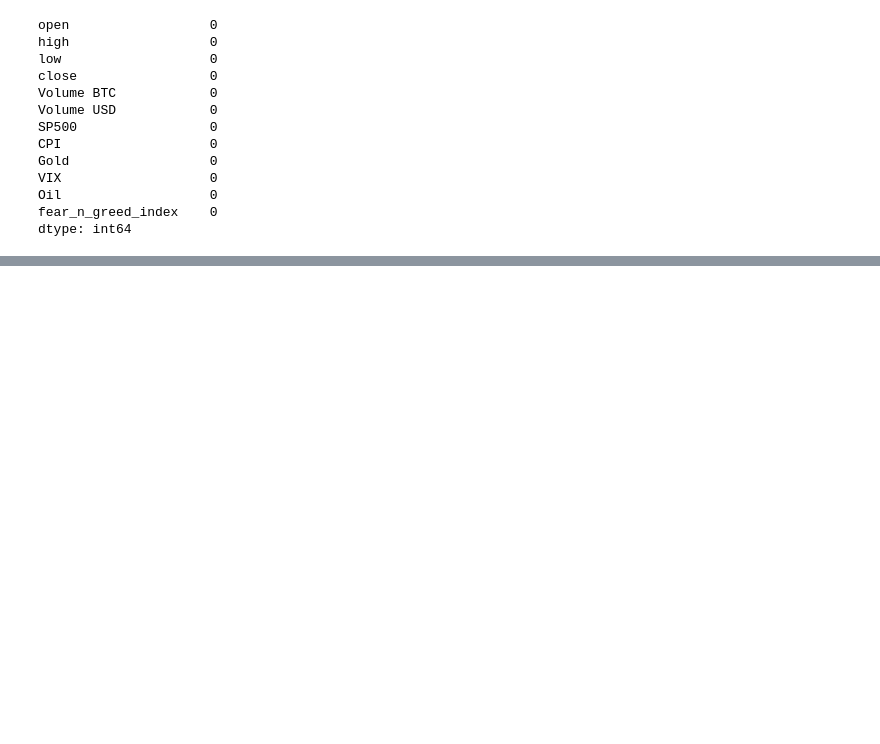
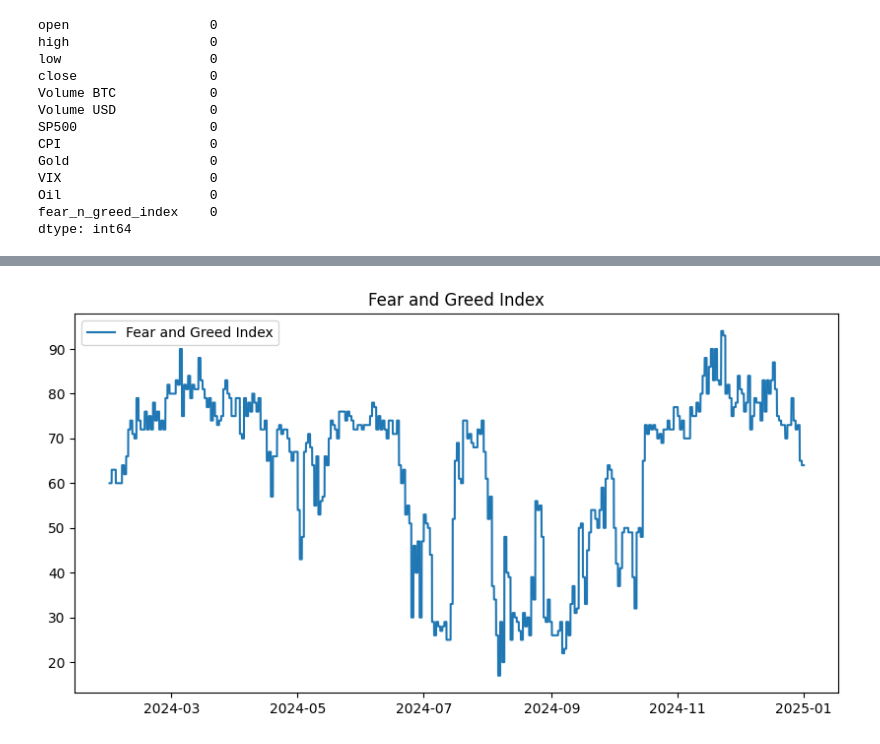
Before and after one commit to alexzheng123/EC331-project, a Jupyter notebook: code/4.0/combine_data.ipynb, the cells around one changed output, grey strips where cells are left out. Drawn from its saved outputs; the diff is of its cells as text; code cells hidden in the pictures; blank space fills up the shorter version.

```diff
--- a/code/4.0/combine_data.ipynb
+++ b/code/4.0/combine_data.ipynb
@@ -178,0 +193,9 @@ dtype: int64
+# %%
+# Plot fear_n_greed_index
+plt.figure(figsize=(10, 5))
+plt.plot(df['fear_n_greed_index'], label='Fear and Greed Index')
+plt.title('Fear and Greed Index')
+plt.legend(loc='best')
+plt.show()
+# %% [output]
+[figure, added]
```
Also changed, not shown: parts of 3 cells of this notebook, 6 other files.
